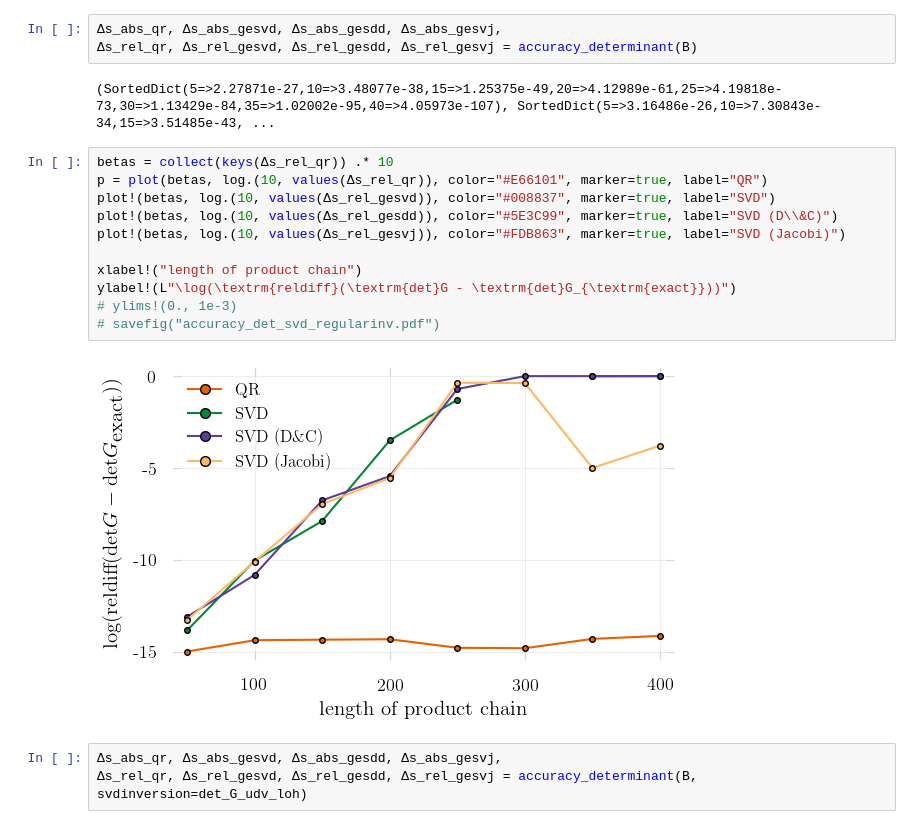
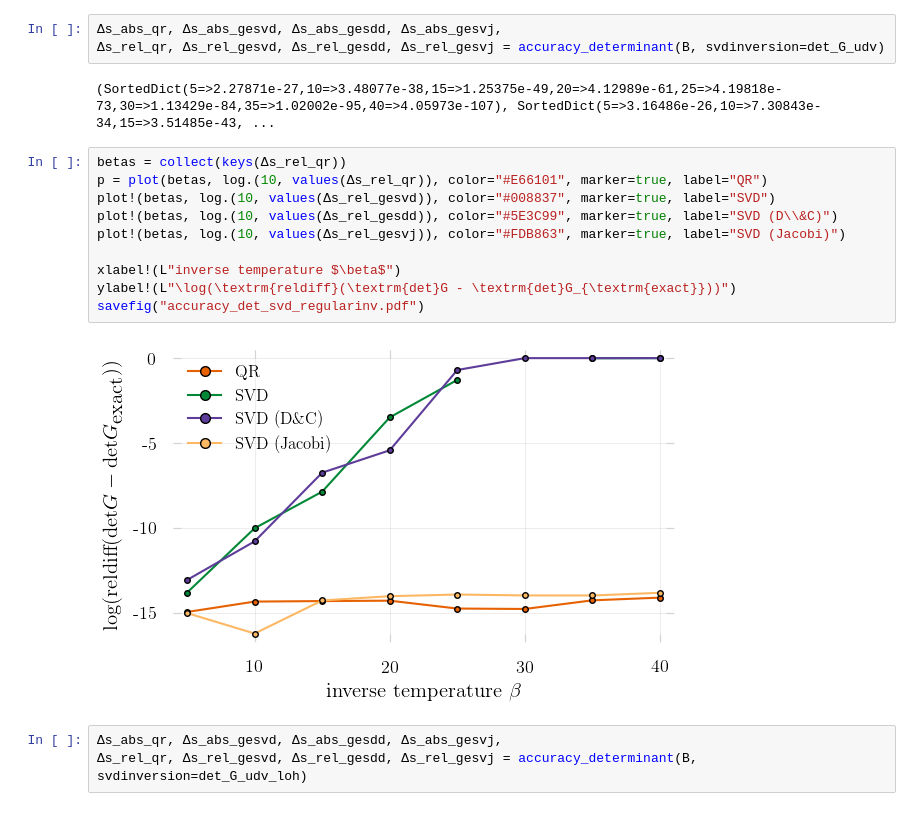
Before and after one commit to carstenbauer/StableDQMC.jl, a Jupyter notebook: notebooks/accuracy.ipynb, the cells around one changed output. Cells and saved outputs as stored; diff of their text form.

```diff
--- a/notebooks/accuracy.ipynb
+++ b/notebooks/accuracy.ipynb
@@ -427,22 +422,21 @@ end
 accuracy_determinant (generic function with 1 method)
 # %%
 Δs_abs_qr, Δs_abs_gesvd, Δs_abs_gesdd, Δs_abs_gesvj,
-Δs_rel_qr, Δs_rel_gesvd, Δs_rel_gesdd, Δs_rel_gesvj = accuracy_determinant(B)
+Δs_rel_qr, Δs_rel_gesvd, Δs_rel_gesdd, Δs_rel_gesvj = accuracy_determinant(B, svdinversion=det_G_udv)
 # %% [output]
 (SortedDict(5=>2.27871e-27,10=>3.48077e-38,15=>1.25375e-49,20=>4.12989e-61,25=>4.19818e-73,30=>1.13429e-84,35=>1.02002e-95,40=>4.05973e-107), SortedDict(5=>3.16486e-26,10=>7.30843e-34,15=>3.51485e-43, ...
 # %%
-betas = collect(keys(Δs_rel_qr)) .* 10
+betas = collect(keys(Δs_rel_qr))
 p = plot(betas, log.(10, values(Δs_rel_qr)), color="#E66101", marker=true, label="QR")
 plot!(betas, log.(10, values(Δs_rel_gesvd)), color="#008837", marker=true, label="SVD")
 plot!(betas, log.(10, values(Δs_rel_gesdd)), color="#5E3C99", marker=true, label="SVD (D\\&C)")
 plot!(betas, log.(10, values(Δs_rel_gesvj)), color="#FDB863", marker=true, label="SVD (Jacobi)")
 
-xlabel!("length of product chain")
+xlabel!(L"inverse temperature $\beta$")
 ylabel!(L"\log(\textrm{reldiff}(\textrm{det}G - \textrm{det}G_{\textrm{exact}}))")
-# ylims!(0., 1e-3)
-# savefig("accuracy_det_svd_regularinv.pdf")
+savefig("accuracy_det_svd_regularinv.pdf")
 # %% [output]
-[figure, old version]
+[figure, new version]
 # %%
 Δs_abs_qr, Δs_abs_gesvd, Δs_abs_gesdd, Δs_abs_gesvj,
 Δs_rel_qr, Δs_rel_gesvd, Δs_rel_gesdd, Δs_rel_gesvj = accuracy_determinant(B, svdinversion=det_G_udv_loh)
```
Also changed, not shown: parts of 9 cells of this notebook, 9 other files.
